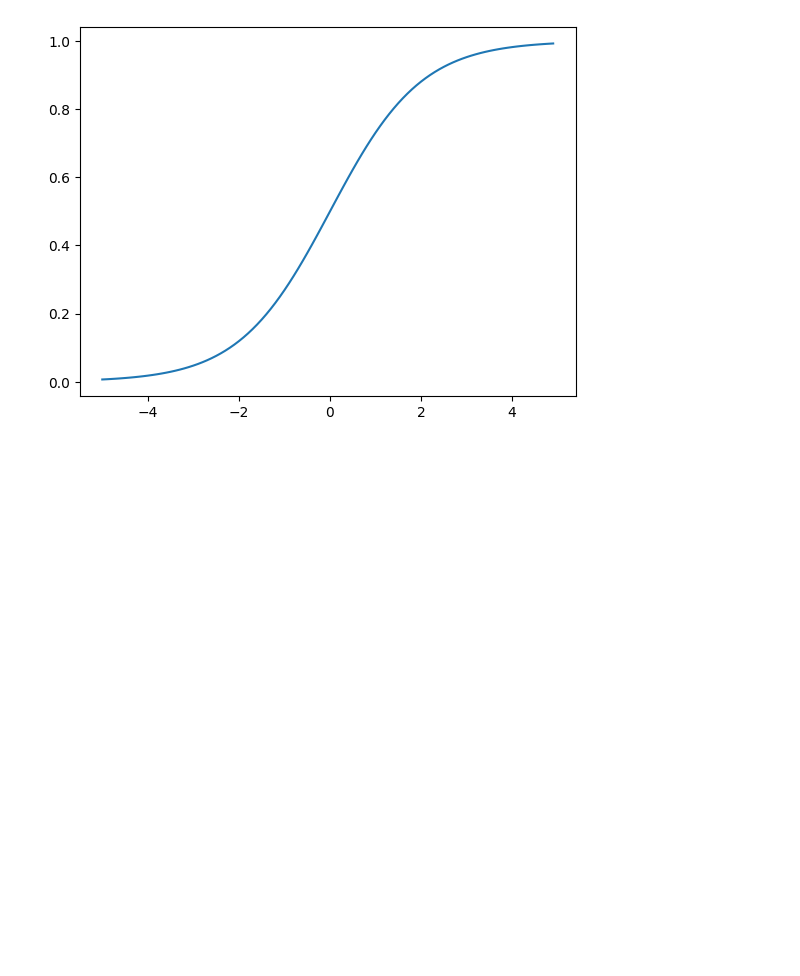
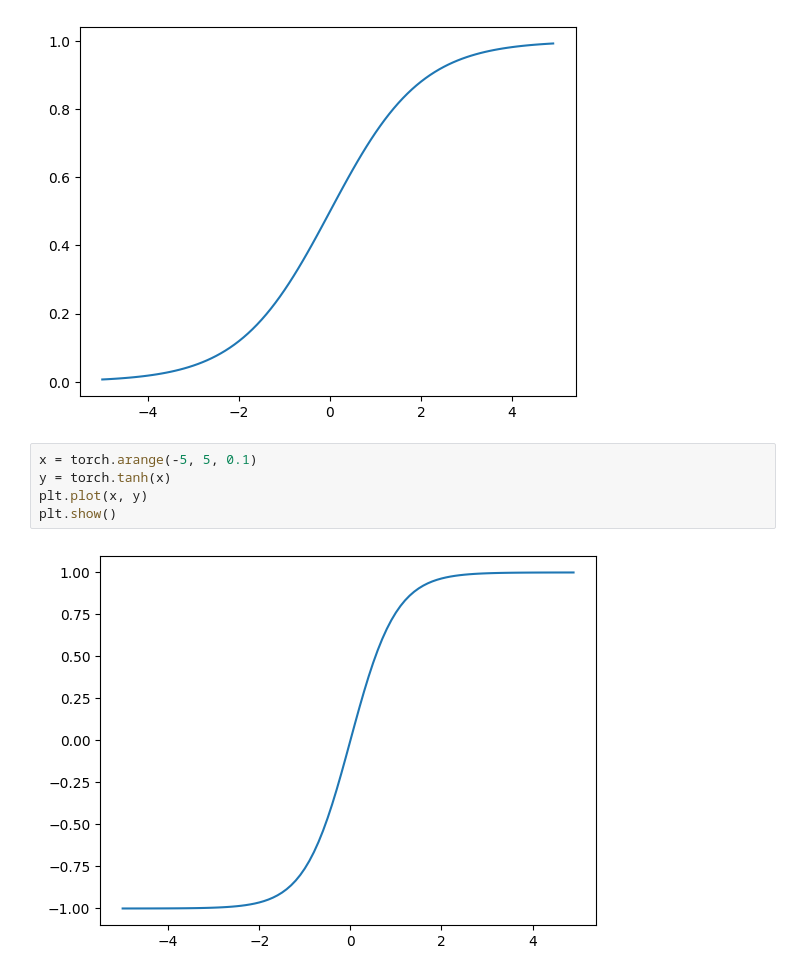
Before and after one commit to wilsonwid/pytorch-stuff, a Jupyter notebook: nlp-with-pytorch/03-neural-network-foundations.ipynb, the cells around one changed output. Cells and saved outputs as stored; diff of their text form; blank space fills up the shorter version.

```diff
--- a/nlp-with-pytorch/03-neural-network-foundations.ipynb
+++ b/nlp-with-pytorch/03-neural-network-foundations.ipynb
@@ -17,3 +17,10 @@ plt.plot(x, y)
 plt.show();
 # %% [output]
 [figure]
+# %%
+x = torch.arange(-5, 5, 0.1)
+y = torch.tanh(x)
+plt.plot(x, y)
+plt.show()
+# %% [output]
+[figure, added]
```
Also changed, not shown: parts of 6 cells of this notebook.
